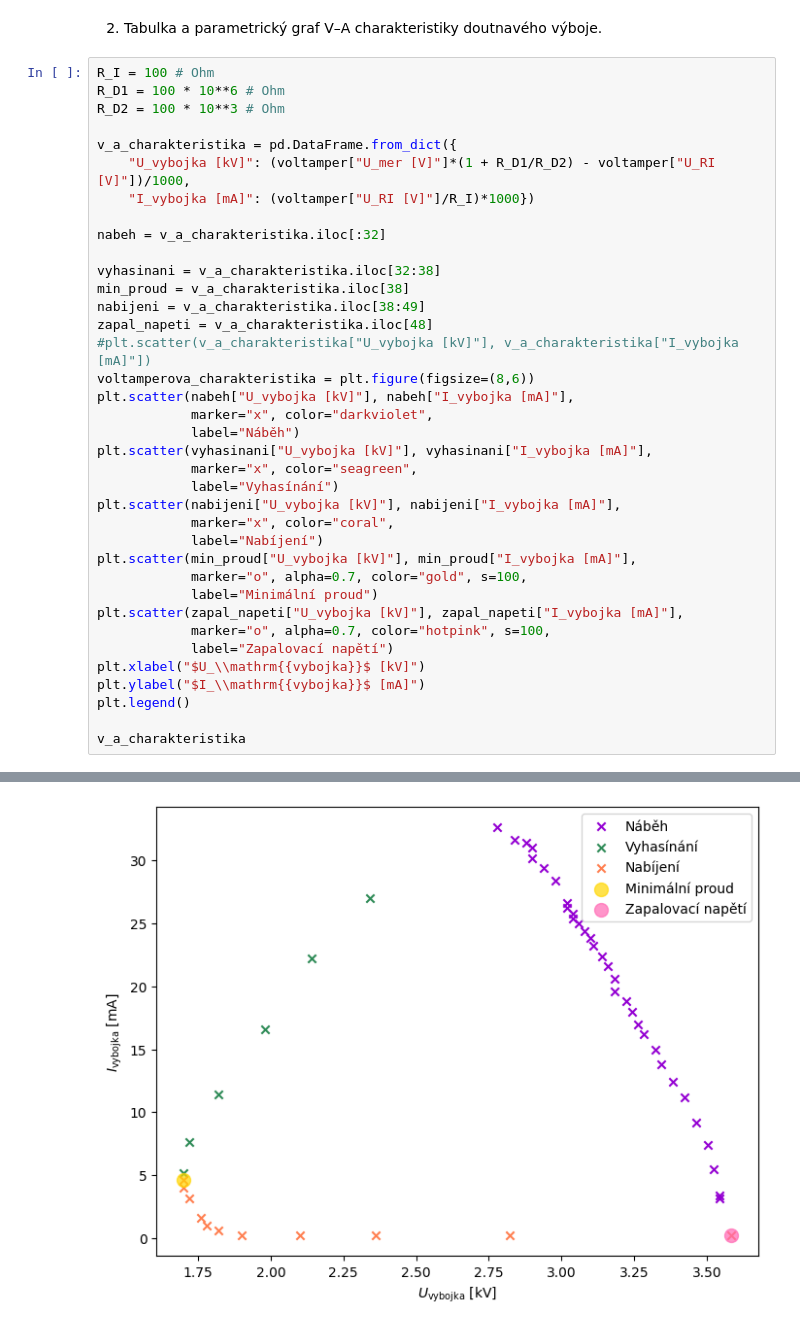
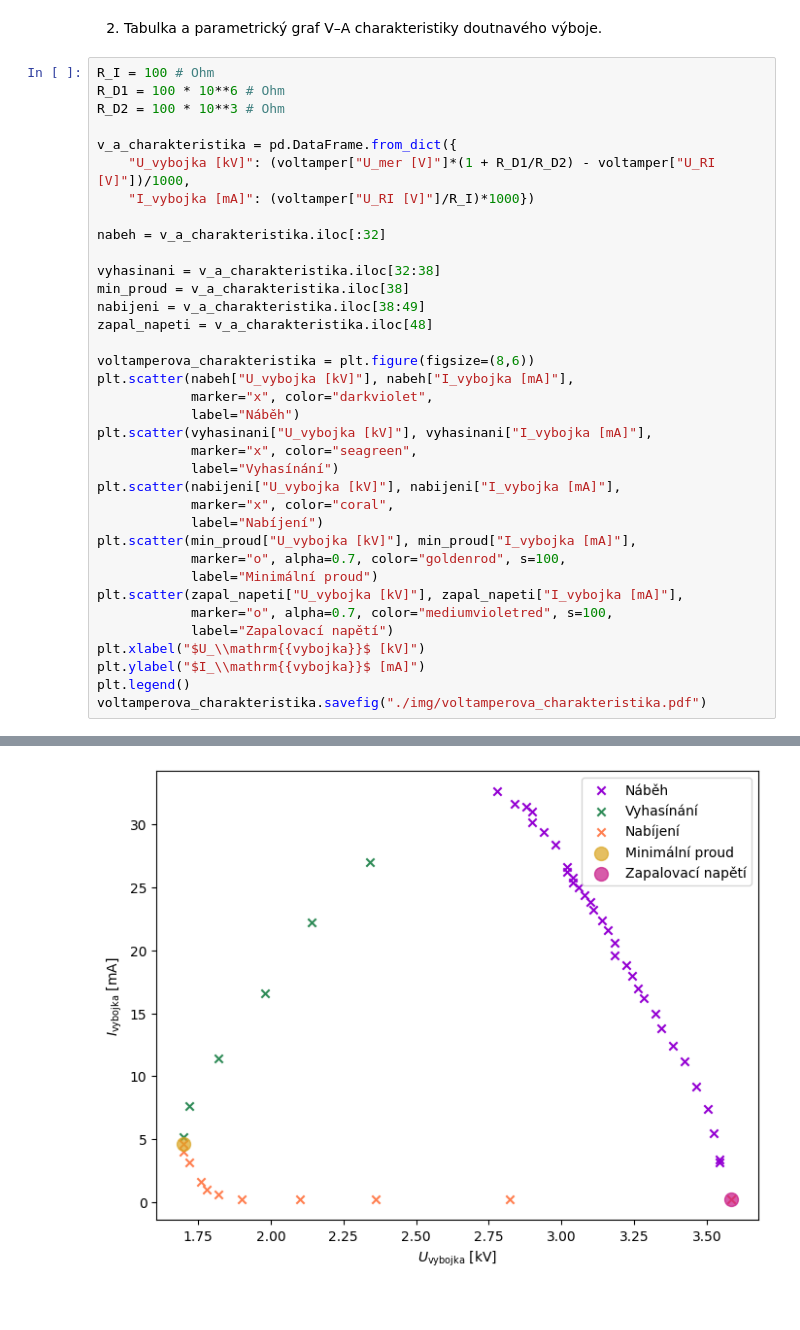
Before and after one commit to omikron-ceti/ZPLT, a Jupyter notebook: uloha_03/data_03/data_03.ipynb, the cells around one changed output, grey strips where cells are left out. Saved outputs shown, nothing was run; the diff lists cells and outputs as text.

```diff
--- a/uloha_03/data_03/data_03.ipynb
+++ b/uloha_03/data_03/data_03.ipynb
@@ -66,7 +66,7 @@ vyhasinani = v_a_charakteristika.iloc[32:38]
 min_proud = v_a_charakteristika.iloc[38]
 nabijeni = v_a_charakteristika.iloc[38:49]
 zapal_napeti = v_a_charakteristika.iloc[48]
-#plt.scatter(v_a_charakteristika["U_vybojka [kV]"], v_a_charakteristika["I_vybojka [mA]"])
+
 voltamperova_charakteristika = plt.figure(figsize=(8,6))
 plt.scatter(nabeh["U_vybojka [kV]"], nabeh["I_vybojka [mA]"],
             marker="x", color="darkviolet",
@@ -75,35 +75,34 @@ plt.scatter(vyhasinani["U_vybojka [kV]"], vyhasinani["I_vybojka [mA]"],
             marker="x", color="seagreen",
             label="Vyhasínání")
 plt.scatter(nabijeni["U_vybojka [kV]"], nabijeni["I_vybojka [mA]"],
             marker="x", color="coral",
             label="Nabíjení")
 plt.scatter(min_proud["U_vybojka [kV]"], min_proud["I_vybojka [mA]"],
-            marker="o", alpha=0.7, color="gold", s=100,
+            marker="o", alpha=0.7, color="goldenrod", s=100,
             label="Minimální proud")
 plt.scatter(zapal_napeti["U_vybojka [kV]"], zapal_napeti["I_vybojka [mA]"],
-            marker="o", alpha=0.7, color="hotpink", s=100,
+            marker="o", alpha=0.7, color="mediumvioletred", s=100,
             label="Zapalovací napětí")
 plt.xlabel("$U_\\mathrm{{vybojka}}$ [kV]")
 plt.ylabel("$I_\\mathrm{{vybojka}}$ [mA]")
 plt.legend()
-
-v_a_charakteristika
+voltamperova_charakteristika.savefig("./img/voltamperova_charakteristika.pdf")
 # %% [output]
 |  | U_vybojka [kV] | I_vybojka [mA] |
 | 0 | 3.54322 | 3.2 |
 | 1 | 3.54320 | 3.4 |
 | 2 | 3.52297 | 5.5 |
 | 3 | 3.50276 | 7.4 |
 | 4 | 3.46254 | 9.2 |
 | 5 | 3.42230 | 11.2 |
 | 6 | 3.38214 | 12.4 |
 | 7 | 3.34196 | 13.8 |
 | 8 | 3.32182 | 15.0 |
 | 9 | 3.28166 | 16.2 |
 | ... | ... | ... |
 | 45 | 2.10208 | 0.2 |
 | 46 | 2.36234 | 0.2 |
 | 47 | 2.82280 | 0.2 |
 | 48 | 3.58356 | 0.2 |
 | 49 | 3.62360 | 0.2 |
-[figure, old version]
+[figure, new version]
```
Also changed, not shown: 2 other files.
